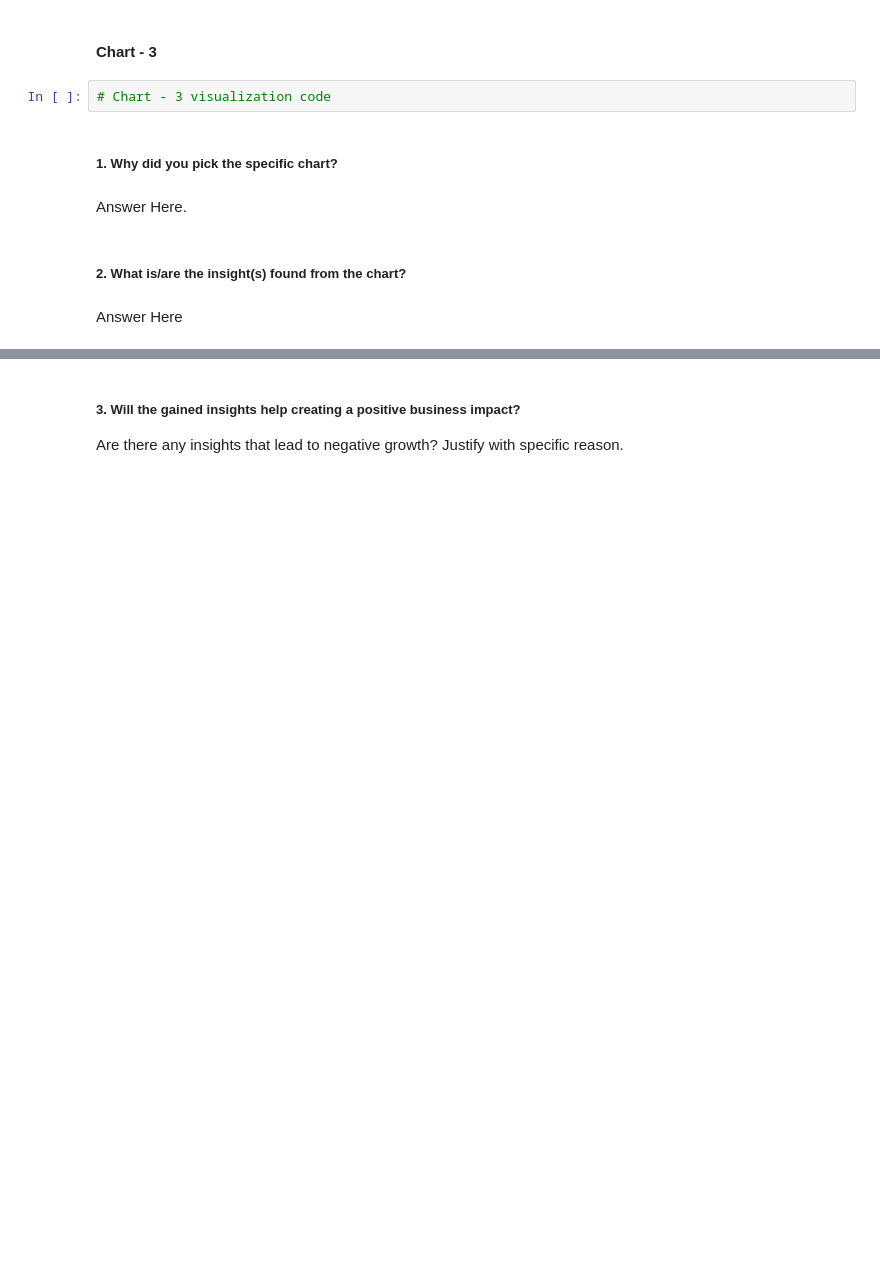
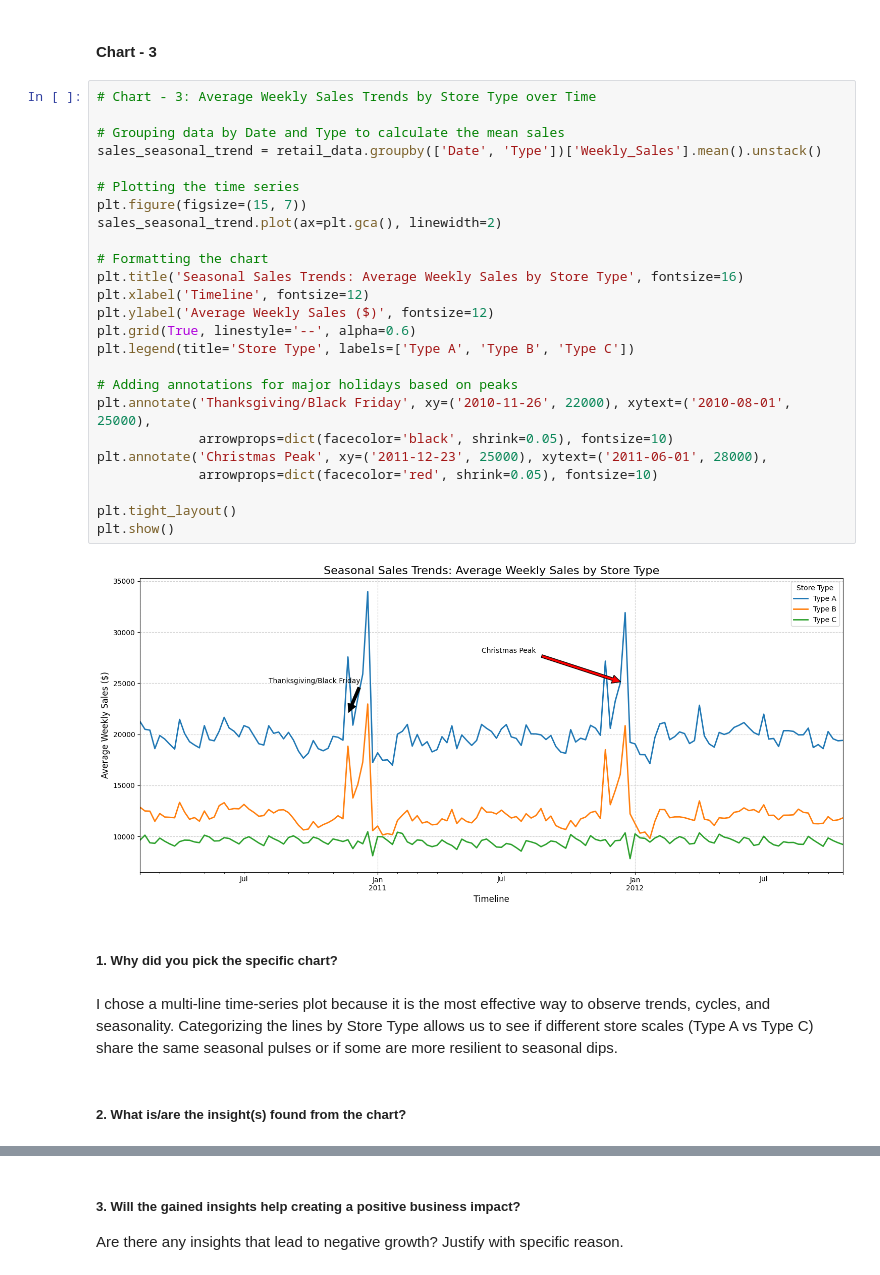
Before and after one commit to amol004/Integrated-Retail-Analytics-for-Store-Optimization-Advanced-Machine-Learning, a Jupyter notebook: Integrated_Retail_Analytics_for_Store_Optimization.ipynb, the cells around one changed output, grey strips where cells are left out. Drawn from its saved outputs; the diff is of its cells as text; blank space fills up the shorter version.

```diff
--- a/Integrated_Retail_Analytics_for_Store_Optimization.ipynb
+++ b/Integrated_Retail_Analytics_for_Store_Optimization.ipynb
@@ -691,13 +691,36 @@ Are there any insights that lead to negative growth? Justify with specific reaso
 **Negative Growth Concerns:** If we see a negative correlation, it might indicate that deep markdowns are being applied to 'dead stock'—products that aren't selling even with discounts—leading to lost margins without clearing inventory.
 # %% [markdown]
 #### Chart - 3
-# %%
-# Chart - 3 visualization code
+# %%
+# Chart - 3: Average Weekly Sales Trends by Store Type over Time
+
+# Grouping data by Date and Type to calculate the mean sales
+sales_seasonal_trend = retail_data.groupby(['Date', 'Type'])['Weekly_Sales'].mean().unstack()
+
+# Plotting the time series
+plt.figure(figsize=(15, 7))
+sales_seasonal_trend.plot(ax=plt.gca(), linewidth=2)
+
+# Formatting the chart
+plt.title('Seasonal Sales Trends: Average Weekly Sales by Store Type', fontsize=16)
+plt.xlabel('Timeline', fontsize=12)
+plt.ylabel('Average Weekly Sales ($)', fontsize=12)
+plt.grid(True, linestyle='--', alpha=0.6)
+plt.legend(title='Store Type', labels=['Type A', 'Type B', 'Type C'])
+
+# Adding annotations for major holidays based on peaks
+plt.annotate('Thanksgiving/Black Friday', xy=('2010-11-26', 22000), xytext=('2010-08-01', 25000),
+             arrowprops=dict(facecolor='black', shrink=0.05), fontsize=10)
+plt.annotate('Christmas Peak', xy=('2011-12-23', 25000), xytext=('2011-06-01', 28000),
+             arrowprops=dict(facecolor='red', shrink=0.05), fontsize=10)
+
+plt.tight_layout()
+plt.show()
+# %% [output]
+[figure, added]
 # %% [markdown]
 ##### 1. Why did you pick the specific chart?
-# %% [markdown]
-Answer Here.
+# %% [markdown]
+I chose a multi-line time-series plot because it is the most effective way to observe trends, cycles, and seasonality. Categorizing the lines by Store Type allows us to see if different store scales (Type A vs Type C) share the same seasonal pulses or if some are more resilient to seasonal dips.
 # %% [markdown]
 ##### 2. What is/are the insight(s) found from the chart?
-# %% [markdown]
-Answer Here
```
Also changed, not shown: parts of 11 cells of this notebook.
